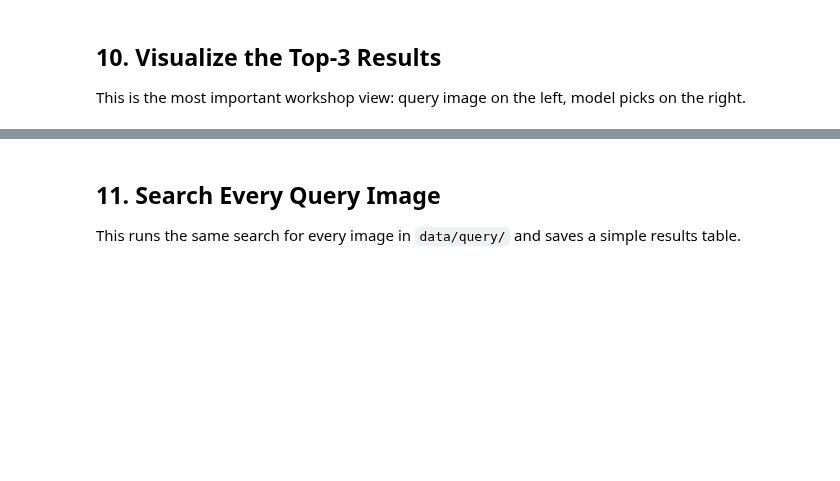
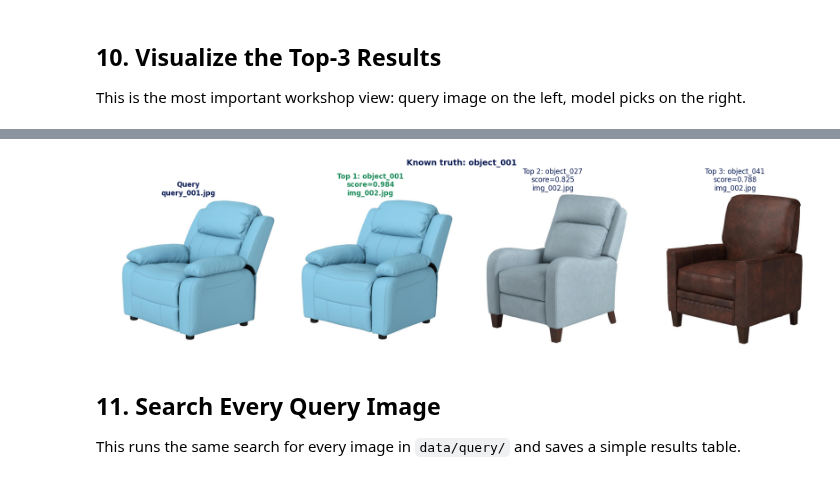
Before and after one commit to memerchik/aister_prototypes, a Jupyter notebook: step_1/workshop_materials/notebooks/image_retrieval_hands_on.ipynb, the cells around one changed output, grey strips where cells are left out. Cells and saved outputs as stored; diff of their text form; code cells hidden in the pictures; blank space fills up the shorter version.

Commit message:
runtime, requirements.txt + xlsx support for workshop

```diff
--- a/step_1/workshop_materials/notebooks/image_retrieval_hands_on.ipynb
+++ b/step_1/workshop_materials/notebooks/image_retrieval_hands_on.ipynb
@@ -155,6 +155,13 @@ DATA_DIR = WORKSHOP_DIR / "data"
 GALLERY_DIR = DATA_DIR / "gallery"
 QUERY_DIR = DATA_DIR / "query"
 LABELS_PATH = DATA_DIR / "query_labels.csv"
+MAPPING_XLSX_PATHS = [
+    DATA_DIR / "true_mapping.xlsx",
+    DATA_DIR / "true_mapping.xslx",
+    WORKSHOP_DIR / "true_mapping.xlsx",
+    WORKSHOP_DIR / "true_mapping.xslx",
+]
+
 OUTPUTS_DIR = WORKSHOP_DIR / "outputs"
 OUTPUTS_DIR.mkdir(parents=True, exist_ok=True)
 
@@ -162,3 +169,5 @@ print("Workshop folder:", WORKSHOP_DIR)
 print("Gallery folder:", GALLERY_DIR)
 print("Query folder:", QUERY_DIR)
 print("Outputs folder:", OUTPUTS_DIR)
+print("CSV labels exists:", LABELS_PATH.exists(), LABELS_PATH)
+print("Excel mappings found:", [path for path in MAPPING_XLSX_PATHS if path.exists()])
@@ -389,20 +480,66 @@ PALETTE = {
 }
 
 
+def numeric_suffix(value):
+    digits = "".join(ch if ch.isdigit() else " " for ch in str(value)).split()
+    return int(digits[-1]) if digits else None
+
+
+def normalize_object_id(value):
+    if pd.isna(value):
+        return None
+    text = str(value).strip()
+    if not text or text.lower() in {"none", "nan", "null"}:
+        return None
+    if text.startswith("object_"):
+        number = numeric_suffix(text)
+        return f"object_{number:03d}" if number is not None else text
+    number = numeric_suffix(text)
+    return f"object_{number:03d}" if number is not None else text
+
+
+def load_truth_mapping():
+    mapping_path = next((path for path in MAPPING_XLSX_PATHS if path.exists()), None)
+    if mapping_path is not None:
+        mapping_df = pd.read_excel(mapping_path, header=None, engine="openpyxl").dropna(how="all")
+        if mapping_df.shape[1] < 2:
+            raise ValueError(f"Expected at least two columns in {mapping_path}")
+
+        mapping = {}
+        for query_key, target in mapping_df.iloc[:, :2].itertuples(index=False):
+            true_object = normalize_object_id(target)
+            query_text = str(query_key).strip()
+            mapping[query_text] = true_object
+
+            query_number = numeric_suffix(query_text)
+            if query_number is not None:
+                mapping[f"query_{query_number:03d}.jpg"] = true_object
+                mapping[f"img_{query_number:03d}.JPG"] = true_object
+                mapping[f"img_{query_number:03d}.jpg"] = true_object
+                mapping[f"img_{query_number:03d}.png"] = true_object
+
+        print("Using Excel truth mapping:", mapping_path)
+        return mapping
+
+    if LABELS_PATH.exists():
+        labels_df = pd.read_csv(LABELS_PATH)
+        if labels_df.empty or not {"query_name", "true_object"}.issubset(labels_df.columns):
+            return {}
+        print("Using CSV truth labels:", LABELS_PATH)
+        return {
+            str(row.query_name).strip(): normalize_object_id(row.true_object)
+            for row in labels_df.itertuples(index=False)
+        }
+
+    return {}
+
+
+TRUTH_MAPPING = load_truth_mapping()
+print("Truth labels loaded:", len(TRUTH_MAPPING))
+
+
 def lookup_true_object(query_name):
-    if not LABELS_PATH.exists():
-        return None
-    labels_df = pd.read_csv(LABELS_PATH)
-    if labels_df.empty or "query_name" not in labels_df.columns or "true_object" not in labels_df.columns:
-        return None
-    match = labels_df[labels_df["query_name"].astype(str).eq(query_name)]
-    if match.empty:
-        return None
-    value = match.iloc[0]["true_object"]
-    if pd.isna(value) or str(value).strip() == "":
-        return None
-    return str(value).strip()
-
+    return TRUTH_MAPPING.get(query_name) or TRUTH_MAPPING.get(Path(query_name).stem)
 
 def visualize_query_results(query_path, results, true_object=None, top_k=3):
     shown_results = results[:top_k]
@@ -437,3 +574,4 @@ def visualize_query_results(query_path, results, true_object=None, top_k=3):
 
 true_object = lookup_true_object(selected_query.name)
 visualize_query_results(selected_query, single_query_results, true_object=true_object, top_k=3)
+# %% [output]
@@ -440,3 +580,4 @@ visualize_query_results(selected_query, single_query_results, true_object=true_o
+[figure, added]
 # %% [markdown]
 <a id="search-every-query"></a>
 
```
Also changed, not shown: parts of 12 cells of this notebook, 5 other files.
